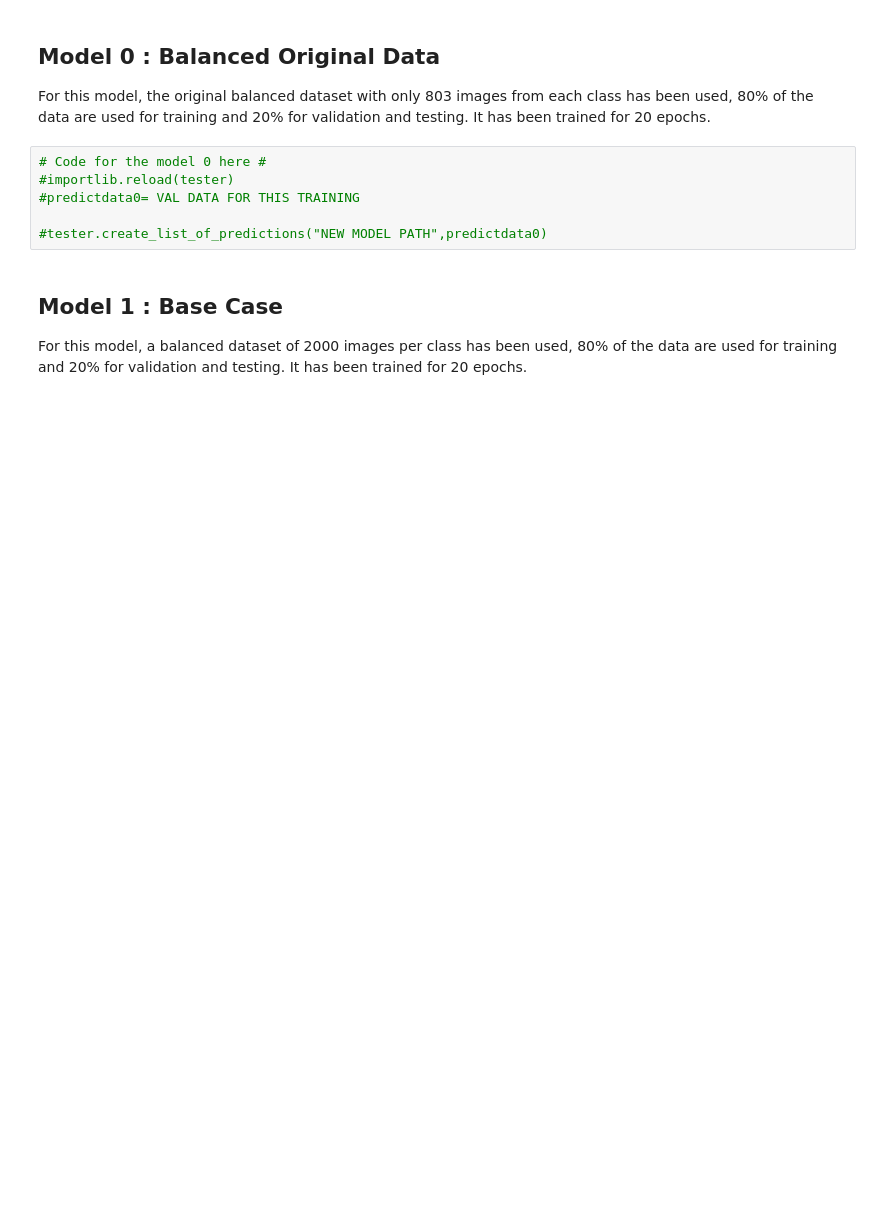
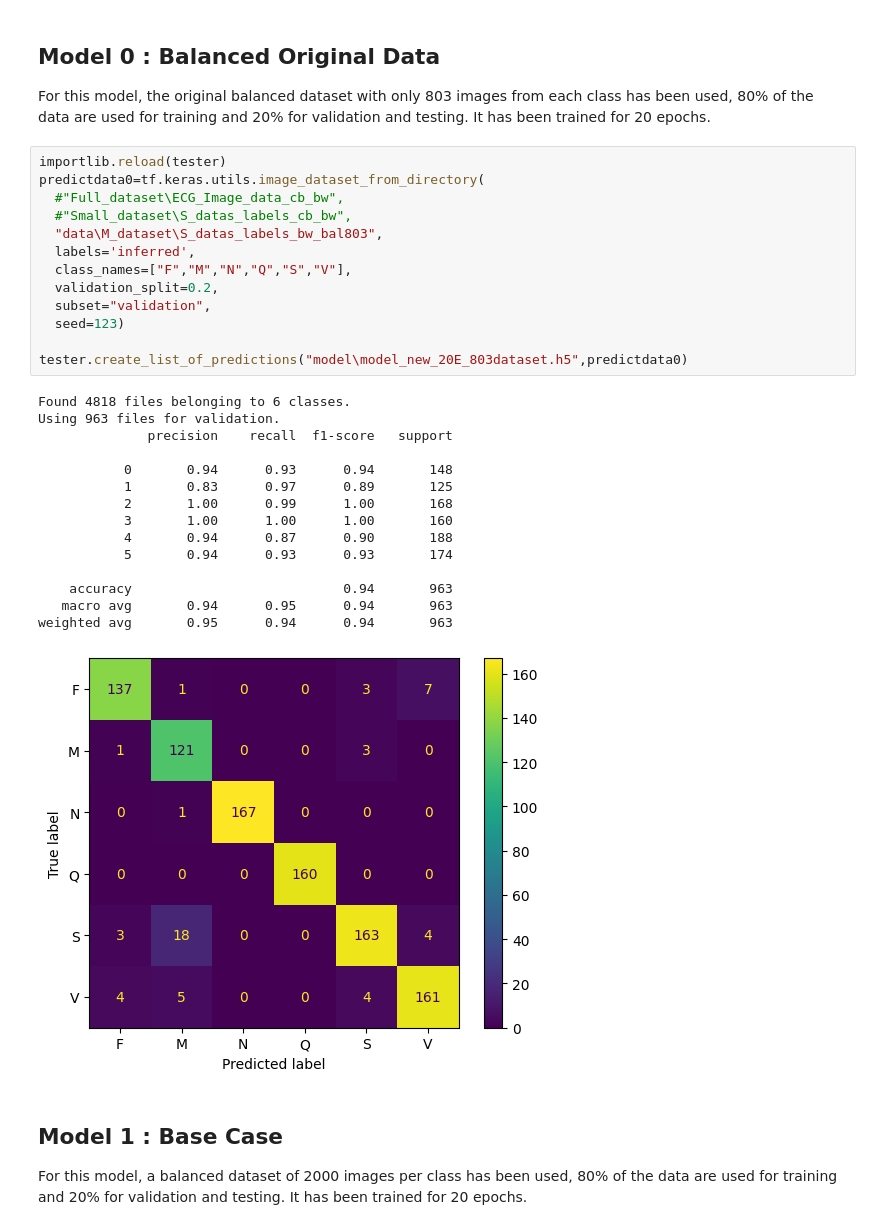
Before and after one commit to Henryk07/ESP3201_Project, a Jupyter notebook: src/model_analyzer.ipynb, the cells around one changed output. Drawn from its saved outputs; the diff is of its cells as text; blank space fills up the shorter version.

```diff
--- a/src/model_analyzer.ipynb
+++ b/src/model_analyzer.ipynb
@@ -24,12 +22,35 @@ importlib.reload(tester)
 
 For this model, the original balanced dataset with only 803 images from each class has been used, 80% of the data are used for training and 20% for validation and testing.
 It has been trained for 20 epochs.
-# %%
-# Code for the model 0 here #
-#importlib.reload(tester)
-#predictdata0= VAL DATA FOR THIS TRAINING
-
-#tester.create_list_of_predictions("NEW MODEL PATH",predictdata0)
+# %%
+importlib.reload(tester)
+predictdata0=tf.keras.utils.image_dataset_from_directory(
+  #"Full_dataset\ECG_Image_data_cb_bw",
+  #"Small_dataset\S_datas_labels_cb_bw",
+  "data\M_dataset\S_datas_labels_bw_bal803",
+  labels='inferred',
+  class_names=["F","M","N","Q","S","V"],
+  validation_split=0.2,
+  subset="validation",
+  seed=123)
+
+tester.create_list_of_predictions("model\model_new_20E_803dataset.h5",predictdata0)
+# %% [output]
+Found 4818 files belonging to 6 classes.
+Using 963 files for validation.
+              precision    recall  f1-score   support
+
+           0       0.94      0.93      0.94       148
+           1       0.83      0.97      0.89       125
+           2       1.00      0.99      1.00       168
+           3       1.00      1.00      1.00       160
+           4       0.94      0.87      0.90       188
+           5       0.94      0.93      0.93       174
+
+    accuracy                           0.94       963
+   macro avg       0.94      0.95      0.94       963
+weighted avg       0.95      0.94      0.94       963
+[figure, added]
 # %% [markdown]
 ## Model 1 : Base Case ##
 
```
Also changed, not shown: parts of 3 cells of this notebook, 1 other file.
